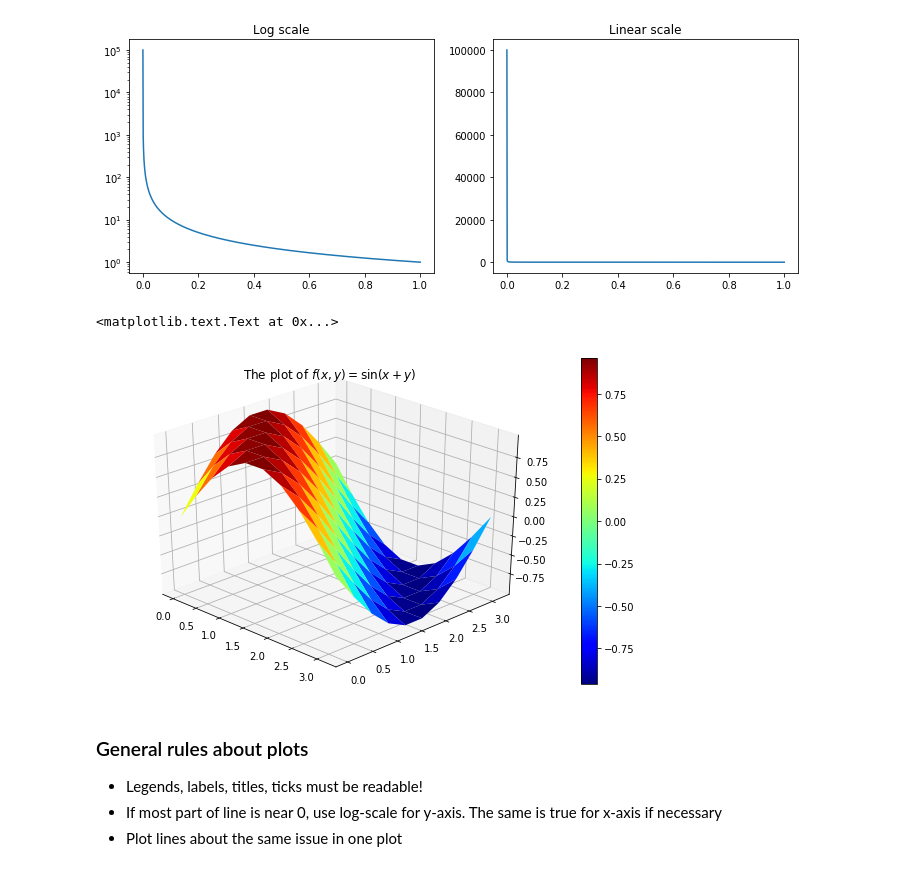
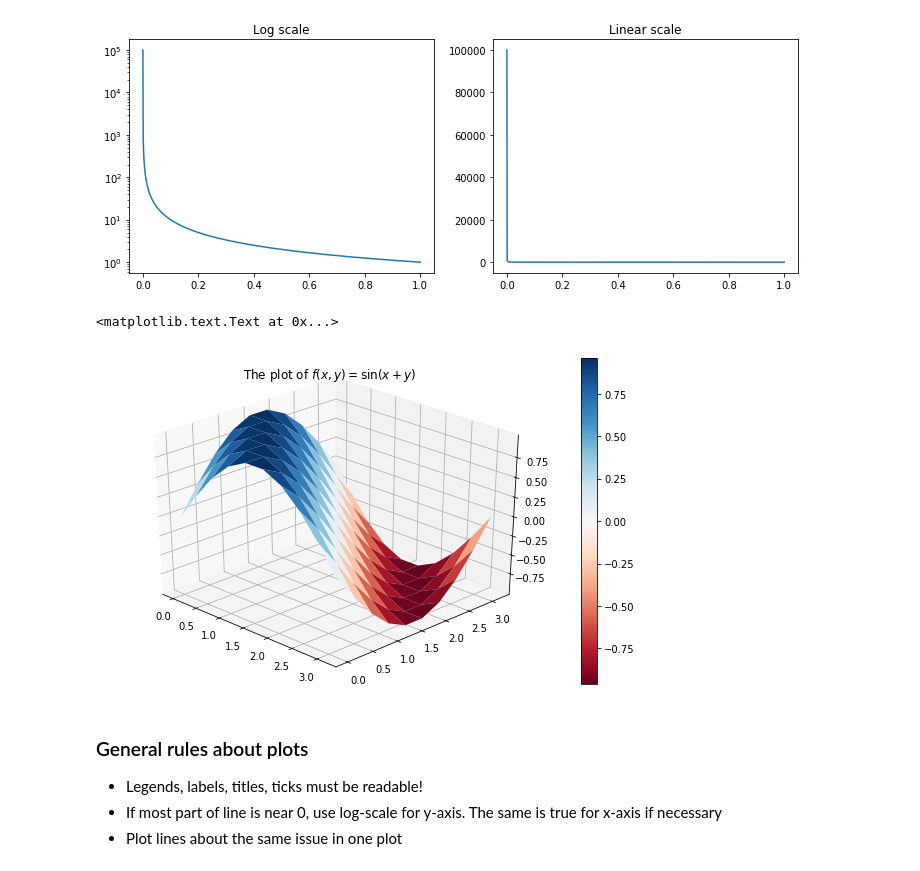
Before and after one commit to amkatrutsa/intro_ml, a Jupyter notebook: Python_tutorial.ipynb, the cells around one changed output. Cells and saved outputs as stored; diff of their text form; code cells hidden in the pictures.

```diff
--- a/Python_tutorial.ipynb
+++ b/Python_tutorial.ipynb
@@ -1046,18 +1047,18 @@ plt.tight_layout()
 # %%
 linear_index = np.linspace(0, np.pi, 10, endpoint=True)
 mesh_x, mesh_y = np.meshgrid(linear_index, linear_index)
 values_3D = np.sin(mesh_x + mesh_y)
 
 fig = plt.figure(figsize=(10,6))
 ax = fig.gca(projection="3d")
 
-surf = ax.plot_surface(mesh_x, mesh_y, values_3D, cmap="jet")
+surf = ax.plot_surface(mesh_x, mesh_y, values_3D, cmap="RdBu")
 ax.view_init(azim=-45, elev=30)
 fig.colorbar(surf)
 plt.title('The plot of $f(x, y) = \sin(x+y)$')
 # %% [output]
 <matplotlib.text.Text at 0x...>
-[figure, old version]
+[figure, new version]
 # %% [markdown]
 ### General rules about plots
 
```
Also changed, not shown: parts of 7 cells of this notebook.
